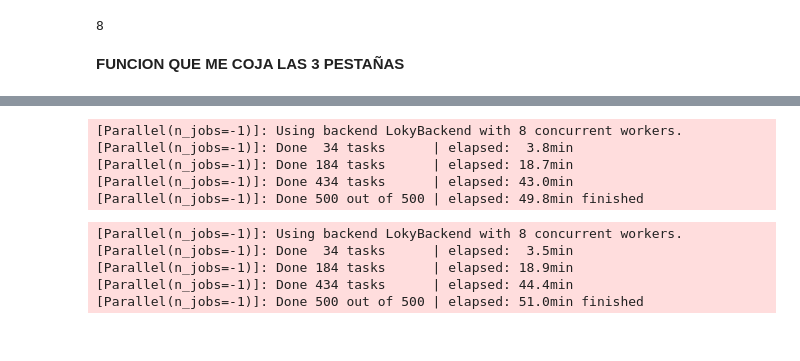
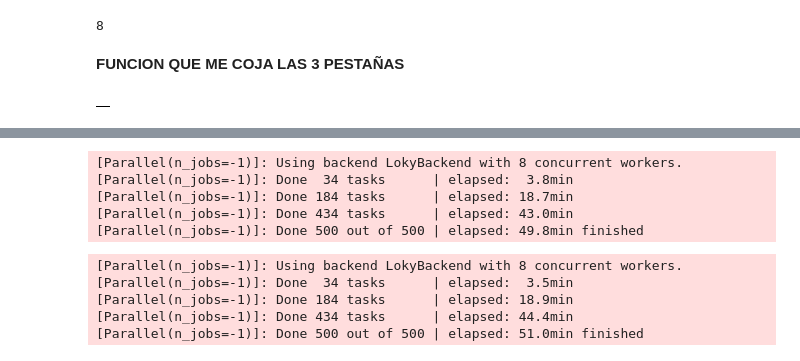
Before and after one commit to Artturoo/Final_Project, a Jupyter notebook: src/BOE_datos.ipynb, the cells around one changed output, grey strips where cells are left out. Drawn from its saved outputs; the diff is of its cells as text; code cells hidden in the pictures.

```diff
--- a/src/BOE_datos.ipynb
+++ b/src/BOE_datos.ipynb
@@ -186 +205,6 @@ def boe(i):
+# %%
+df1=pd.DataFrame()
+df1.head()
+# %% [output]
+|  |
 # %%
```
Also changed, not shown: parts of 12 cells of this notebook, 3 other files.
